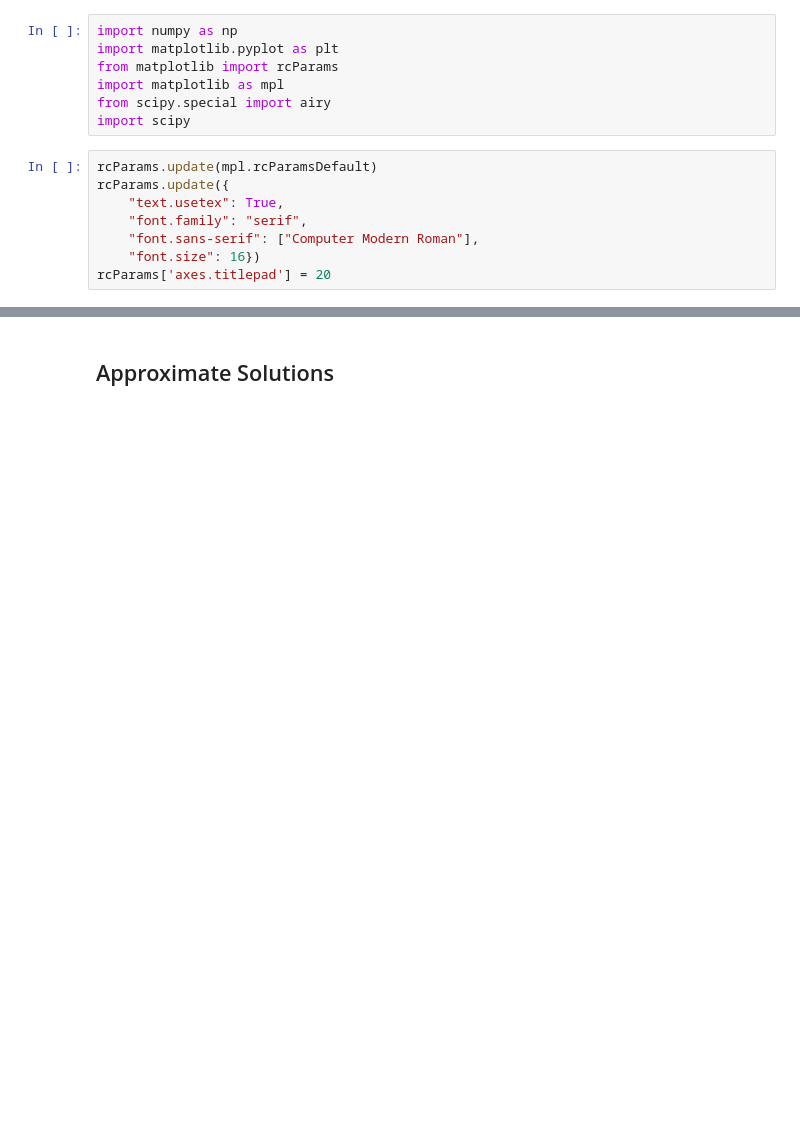
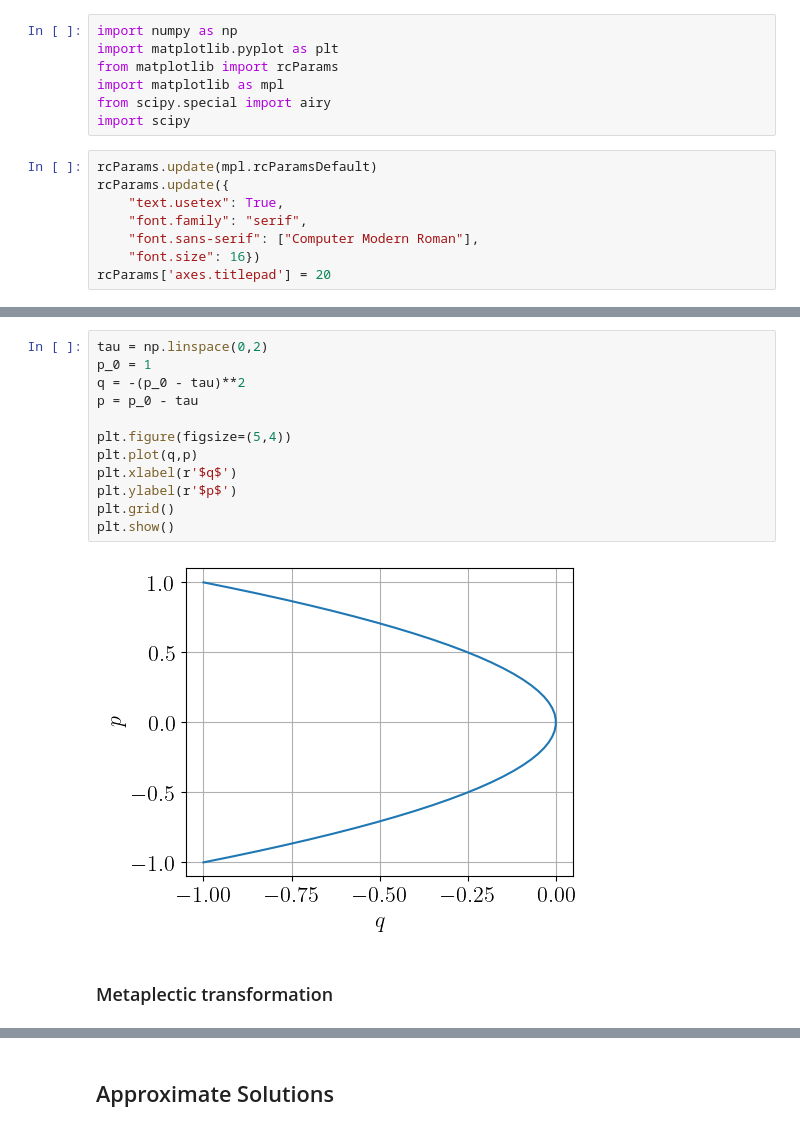
Before and after one commit to runehoejlund/plasma-ray-tracer, a Jupyter notebook: airy-problem.ipynb, the cells around one changed output, grey strips where cells are left out. Drawn from its saved outputs; the diff is of its cells as text; blank space fills up the shorter version.

```diff
--- a/airy-problem.ipynb
+++ b/airy-problem.ipynb
@@ -19,0 +81,16 @@ rcParams['axes.titlepad'] = 20
+# %%
+tau = np.linspace(0,2)
+p_0 = 1
+q = -(p_0 - tau)**2
+p = p_0 - tau
+
+plt.figure(figsize=(5,4))
+plt.plot(q,p)
+plt.xlabel(r'$q$')
+plt.ylabel(r'$p$')
+plt.grid()
+plt.show()
+# %% [output]
+[figure, added]
+# %% [markdown]
+### Metaplectic transformation
```
Also changed, not shown: parts of 8 cells of this notebook.
